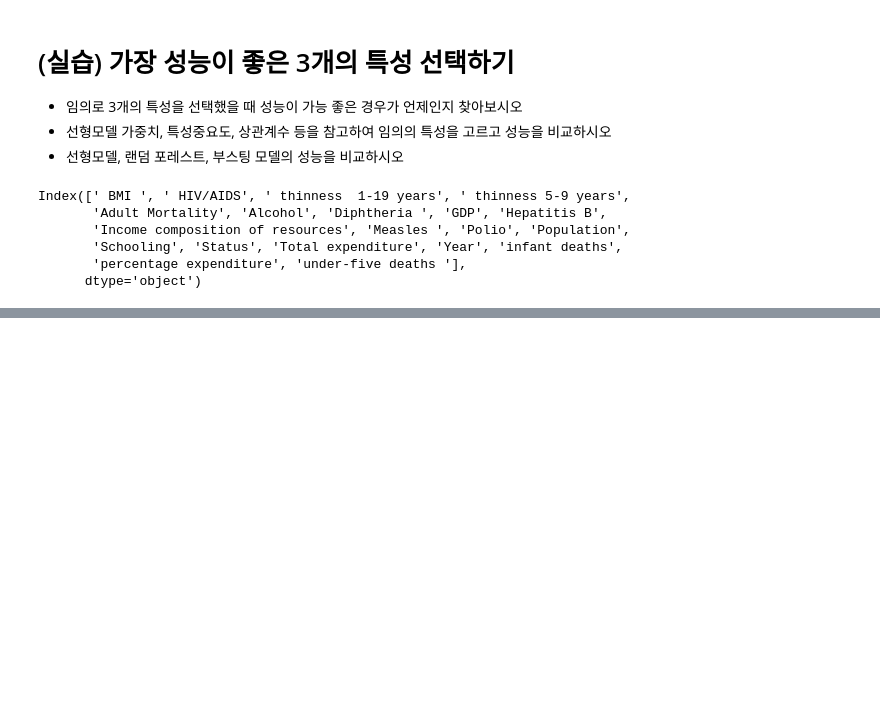
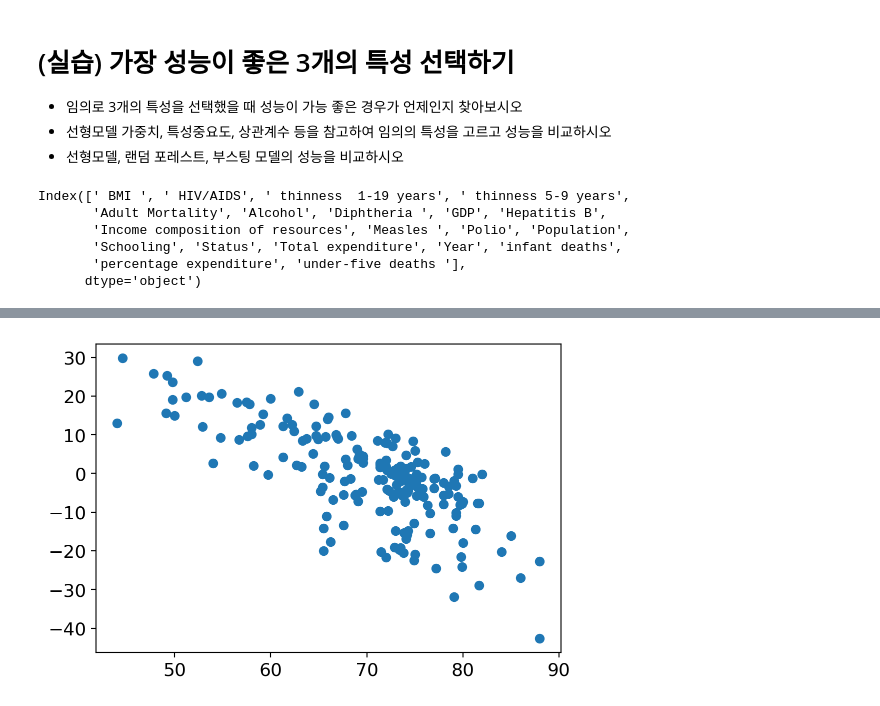
Before and after one commit to kevin09jung/scratch, a Jupyter notebook: e_56_DT_RF_Boost_Reg.ipynb, the cells around one changed output, grey strips where cells are left out. Saved outputs shown, nothing was run; the diff lists cells and outputs as text; code cells hidden in the pictures; blank space fills up the shorter version.

```diff
--- a/e_56_DT_RF_Boost_Reg.ipynb
+++ b/e_56_DT_RF_Boost_Reg.ipynb
@@ -476,0 +477,6 @@ pd.DataFrame(result, columns = ['featuers', 'Linear','Random Forest', "LGBM"] )
+# %%
+N=200 # Residue plot
+plt.scatter(y_test.values[:N], y_pred[:N]-y_test.values[:N])
+plt.show()
+# %% [output]
+[figure, added]
```
Also changed, not shown: parts of 4 cells of this notebook.
